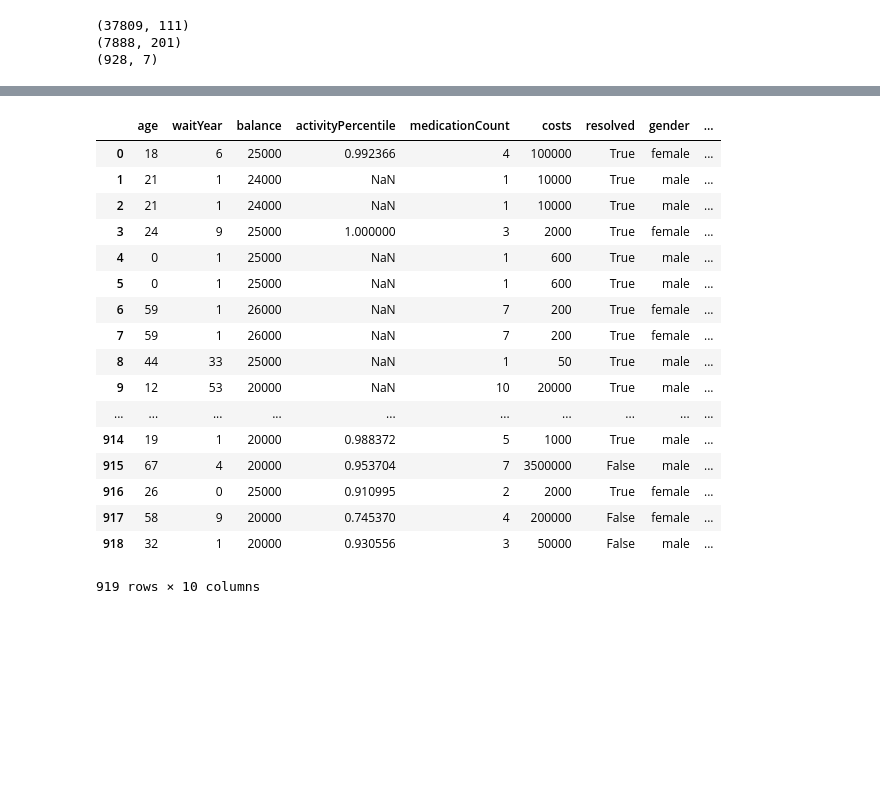
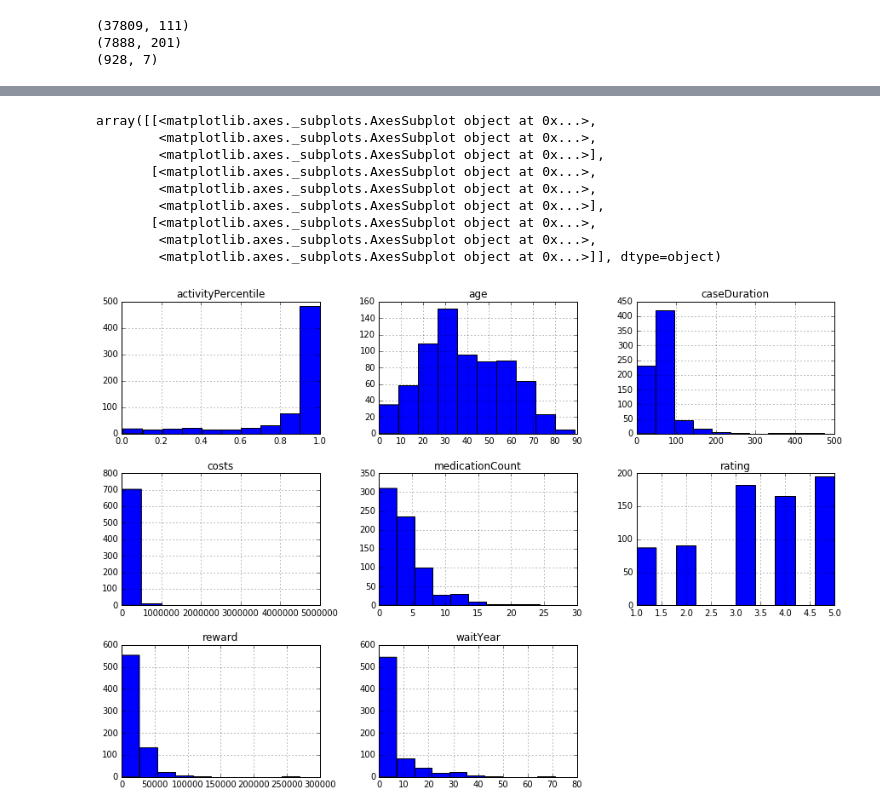
Before and after one commit to mhaytmyr/Insight, a Jupyter notebook: Week2.ipynb, the cells around one changed output, grey strips where cells are left out. Cells and saved outputs as stored; diff of their text form; code cells hidden in the pictures; blank space fills up the shorter version.

```diff
--- a/Week2.ipynb
+++ b/Week2.ipynb
@@ -38,7 +57,11 @@ print(survey.shape)
 # %%
 #preprocess surveys
+%matplotlib inline
 print("Survey:{}".format(survey.shape))
-survey['_id'] = survey.medcase
+#match = (survey['_id'] == survey['medcase'])
+#print(survey[~match][['_id','medcase']])
+
+#survey['_id'] = survey.medcase
 def getRating(row):
     for item in row:
         if item['key']=='rating':
@@ -65,19 +88,18 @@ medcases['year'] = medcases['created'].apply(lambda x: re.findall(r'([0-9]+?)-',
 #surveyId = {item:0 for item in survey._id}
 #print(sum(1 for item in medcases._id if item in surveyCase))
 
-medCaseCols = ['_id','user','activityPercentile','medications','medicationCount','lifestyle',
-               'familyHistory','costs','country','diseaseYear','ethnicity','year','birthYear',
+medCaseCols = ['_id','user','activityPercentile','medications','medicationCount','lifestyle','caseDuration',
+               'familyHistory','costs','country','diseaseYear','ethnicity','year','birthYear','reward','id',
                #'traditionalExperience','patientDiagnoses','patientSolutions',
                'primaryBodySystem','primaryComplaint','priorDoctors','productivityLost','reported','resolved',
                'state','struggle','symptoms','tests','timeSpent','surveyAnswered','gender','healthPlan']
 surveyCols = ['_id','rating','insight','share']
-#print(mds.percentile.describe())
-#print(medcases.productivityLost.describe())
 mdsCols = ['_id','balance','cashWon']
 
 #merging medcase and surveys
 surveyAndMedCase = pd.merge(survey[surveyCols],medcases[medCaseCols], on='_id')
 print('SurveyAndMedCase:{}'.format(surveyAndMedCase.shape))
+#surveyIds = {item:0 for item in survey['_id']}
 
 #now 'user' in surveyAndMedCase == '_id' in mds
 surveyAndMedCase['_id'] = surveyAndMedCase['user']
@@ -130,24 +143,22 @@ plt.show()
 # %%
 #There is also caseChallenge, each user solved. This might be helpfull
-features = ['age','waitYear','balance','activityPercentile','medicationCount','costs','resolved','gender','timeSpent']
-outcome = ['rating']
-allMerged[features+outcome]
+features = ['caseDuration','reward','age','waitYear','activityPercentile',
+            'medicationCount','costs','gender','rating',
+            #'_id','share','insight','timeSpent'
+            ]
+#here subset = ['insight','rating','share'] if how='all', everything has to be NaN
+#subset=filter(lambda x: len(x) > 3, df2.columns)
+data = allMerged[features].dropna(subset=['rating','caseDuration','activityPercentile','costs'],how='any')
+X,y = data[features[:-1]], data[features[-1]]
+data.ix[:,features].hist(figsize=(15,10))
 # %% [output]
-|  | age | waitYear | balance | activityPercentile | medicationCount | costs | resolved | gender | ... |
-| 0 | 18 | 6 | 25000 | 0.992366 | 4 | 100000 | True | female | ... |
-| 1 | 21 | 1 | 24000 | NaN | 1 | 10000 | True | male | ... |
-| 2 | 21 | 1 | 24000 | NaN | 1 | 10000 | True | male | ... |
-| 3 | 24 | 9 | 25000 | 1.000000 | 3 | 2000 | True | female | ... |
-| 4 | 0 | 1 | 25000 | NaN | 1 | 600 | True | male | ... |
-| 5 | 0 | 1 | 25000 | NaN | 1 | 600 | True | male | ... |
-| 6 | 59 | 1 | 26000 | NaN | 7 | 200 | True | female | ... |
-| 7 | 59 | 1 | 26000 | NaN | 7 | 200 | True | female | ... |
-| 8 | 44 | 33 | 25000 | NaN | 1 | 50 | True | male | ... |
-| 9 | 12 | 53 | 20000 | NaN | 10 | 20000 | True | male | ... |
-| ... | ... | ... | ... | ... | ... | ... | ... | ... | ... |
-| 914 | 19 | 1 | 20000 | 0.988372 | 5 | 1000 | True | male | ... |
-| 915 | 67 | 4 | 20000 | 0.953704 | 7 | 3500000 | False | male | ... |
-| 916 | 26 | 0 | 25000 | 0.910995 | 2 | 2000 | True | female | ... |
-| 917 | 58 | 9 | 20000 | 0.745370 | 4 | 200000 | False | female | ... |
-| 918 | 32 | 1 | 20000 | 0.930556 | 3 | 50000 | False | male | ... |
-919 rows × 10 columns
+array([[<matplotlib.axes._subplots.AxesSubplot object at 0x...>,
+        <matplotlib.axes._subplots.AxesSubplot object at 0x...>,
+        <matplotlib.axes._subplots.AxesSubplot object at 0x...>],
+       [<matplotlib.axes._subplots.AxesSubplot object at 0x...>,
+        <matplotlib.axes._subplots.AxesSubplot object at 0x...>,
+        <matplotlib.axes._subplots.AxesSubplot object at 0x...>],
+       [<matplotlib.axes._subplots.AxesSubplot object at 0x...>,
+        <matplotlib.axes._subplots.AxesSubplot object at 0x...>,
+        <matplotlib.axes._subplots.AxesSubplot object at 0x...>]], dtype=object)
+[figure, added]
```
Also changed, not shown: parts of 8 cells of this notebook, 1 other file.
